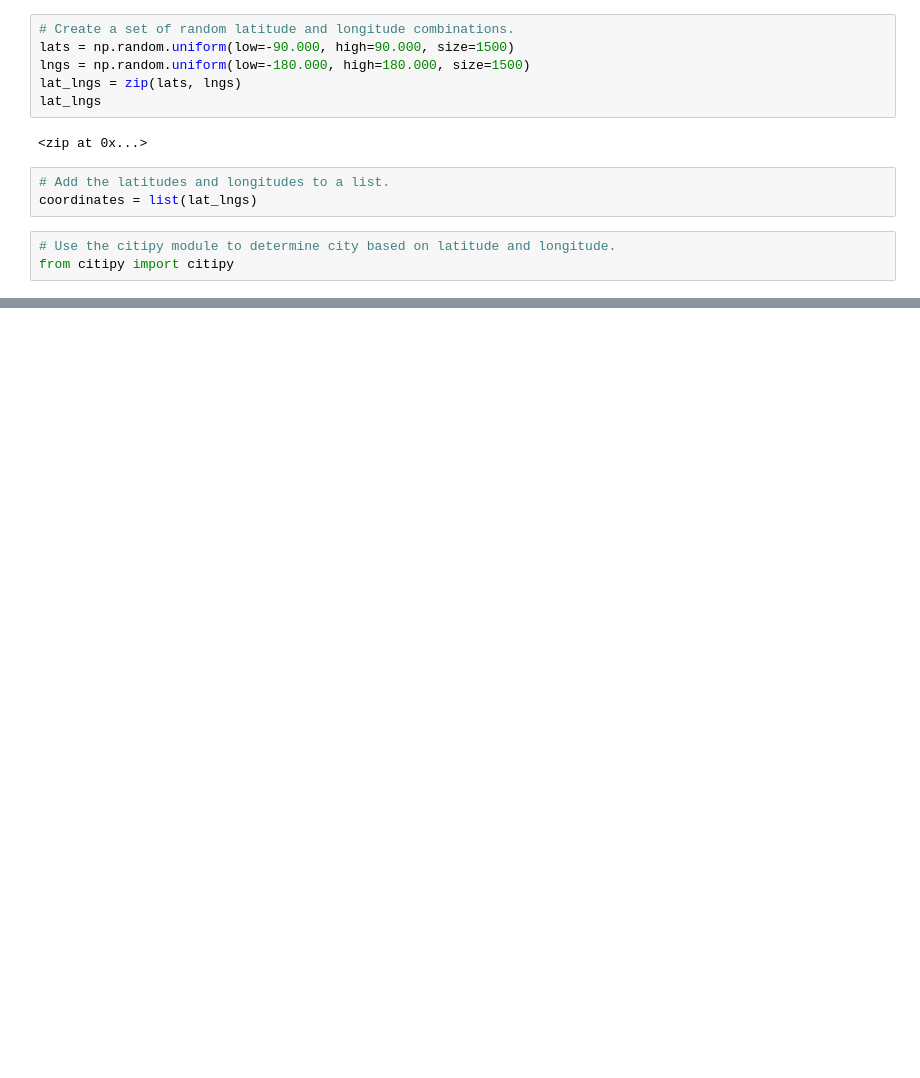
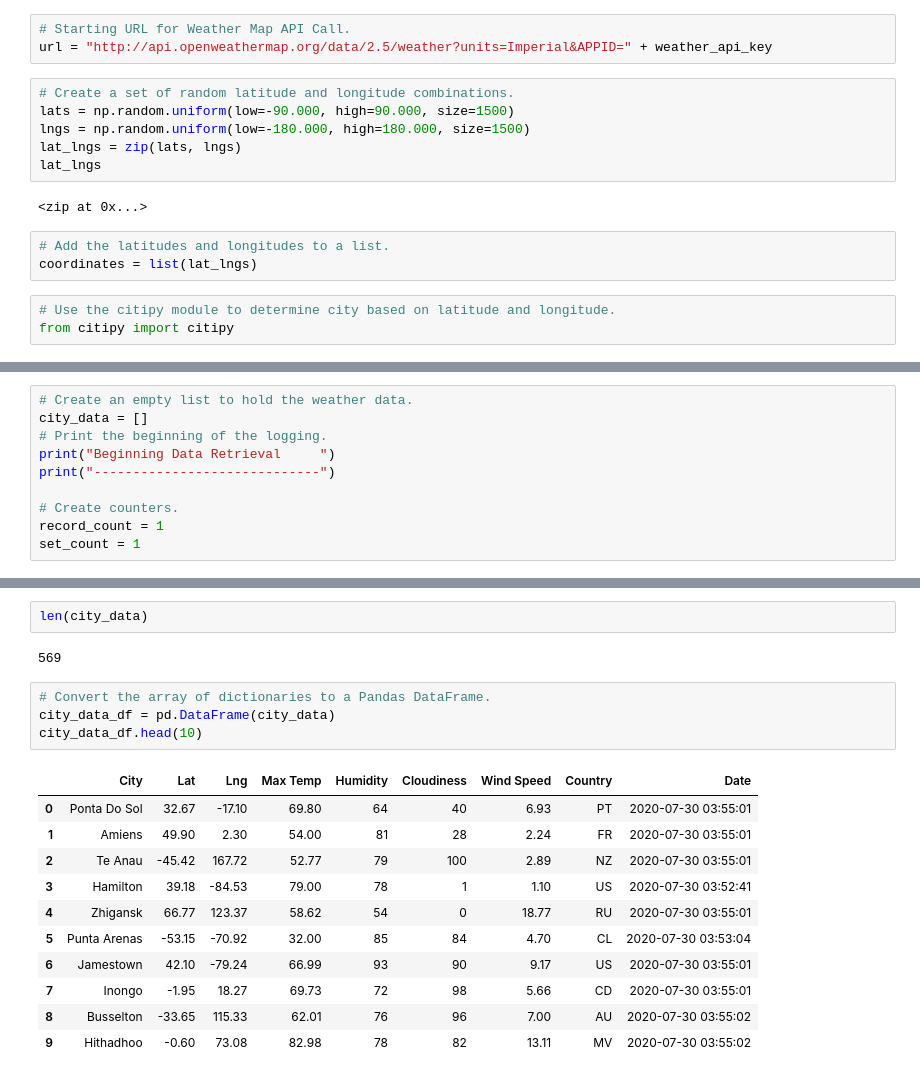
Before and after one commit to vmiheev/World_Weather_Analysis, a Jupyter notebook: WeatherPy.ipynb, the cells around one changed output, grey strips where cells are left out. Drawn from its saved outputs; the diff is of its cells as text; blank space fills up the shorter version.

Commit message:
parsed weather data and created df of cities

```diff
--- a/WeatherPy.ipynb
+++ b/WeatherPy.ipynb
@@ -6,3 +13,6 @@ import numpy as np
+# %%
+# Starting URL for Weather Map API Call.
+url = "http://api.openweathermap.org/data/2.5/weather?units=Imperial&APPID=" + weather_api_key
 # %%
 # Create a set of random latitude and longitude combinations.
 lats = np.random.uniform(low=-90.000, high=90.000, size=1500)
@@ -33,0 +44,10 @@ len(cities)
+# %%
+# Create an empty list to hold the weather data.
+city_data = []
+# Print the beginning of the logging.
+print("Beginning Data Retrieval     ")
+print("-----------------------------")
+
+# Create counters.
+record_count = 1
+set_count = 1
@@ -33,0 +125,20 @@ len(cities)
+# %%
+len(city_data)
+# %% [output]
+569
+# %%
+# Convert the array of dictionaries to a Pandas DataFrame.
+city_data_df = pd.DataFrame(city_data)
+city_data_df.head(10)
+# %% [output]
+|  | City | Lat | Lng | Max Temp | Humidity | Cloudiness | Wind Speed | Country | Date |
+| 0 | Ponta Do Sol | 32.67 | -17.10 | 69.80 | 64 | 40 | 6.93 | PT | 2020-07-30 03:55:01 |
+| 1 | Amiens | 49.90 | 2.30 | 54.00 | 81 | 28 | 2.24 | FR | 2020-07-30 03:55:01 |
+| 2 | Te Anau | -45.42 | 167.72 | 52.77 | 79 | 100 | 2.89 | NZ | 2020-07-30 03:55:01 |
+| 3 | Hamilton | 39.18 | -84.53 | 79.00 | 78 | 1 | 1.10 | US | 2020-07-30 03:52:41 |
+| 4 | Zhigansk | 66.77 | 123.37 | 58.62 | 54 | 0 | 18.77 | RU | 2020-07-30 03:55:01 |
+| 5 | Punta Arenas | -53.15 | -70.92 | 32.00 | 85 | 84 | 4.70 | CL | 2020-07-30 03:53:04 |
+| 6 | Jamestown | 42.10 | -79.24 | 66.99 | 93 | 90 | 9.17 | US | 2020-07-30 03:55:01 |
+| 7 | Inongo | -1.95 | 18.27 | 69.73 | 72 | 98 | 5.66 | CD | 2020-07-30 03:55:01 |
+| 8 | Busselton | -33.65 | 115.33 | 62.01 | 76 | 96 | 7.00 | AU | 2020-07-30 03:55:02 |
+| 9 | Hithadhoo | -0.60 | 73.08 | 82.98 | 78 | 82 | 13.11 | MV | 2020-07-30 03:55:02 |
```
Also changed, not shown: parts of 6 cells of this notebook, 2 other files.
